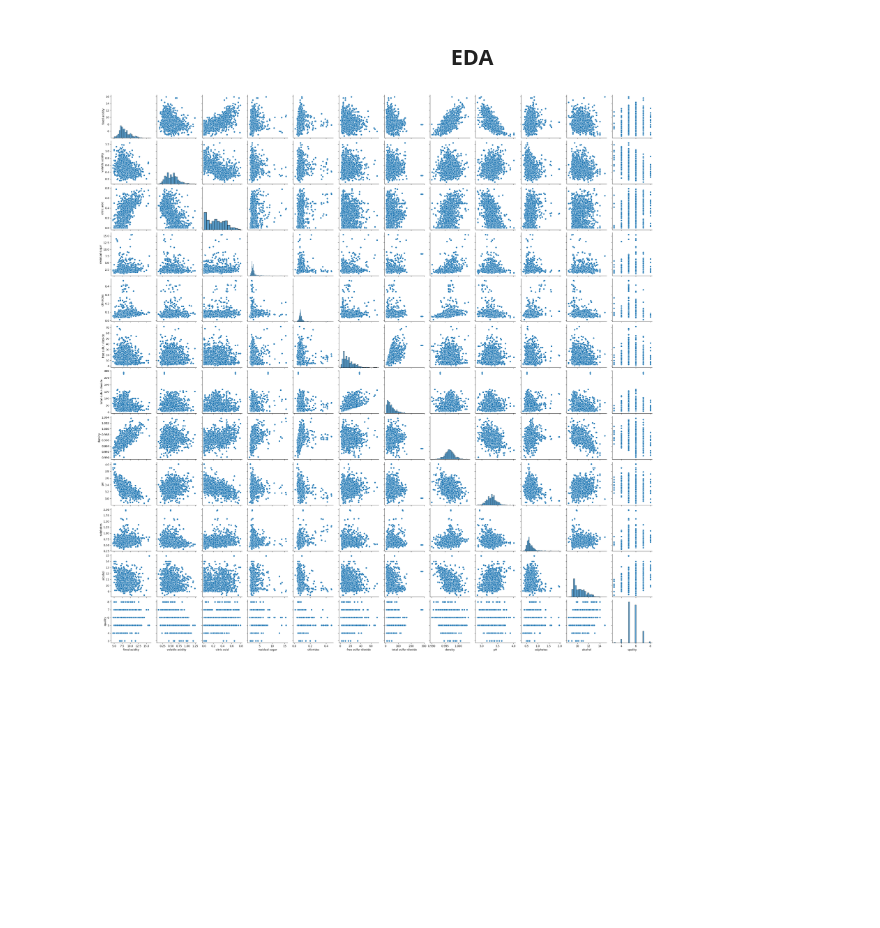
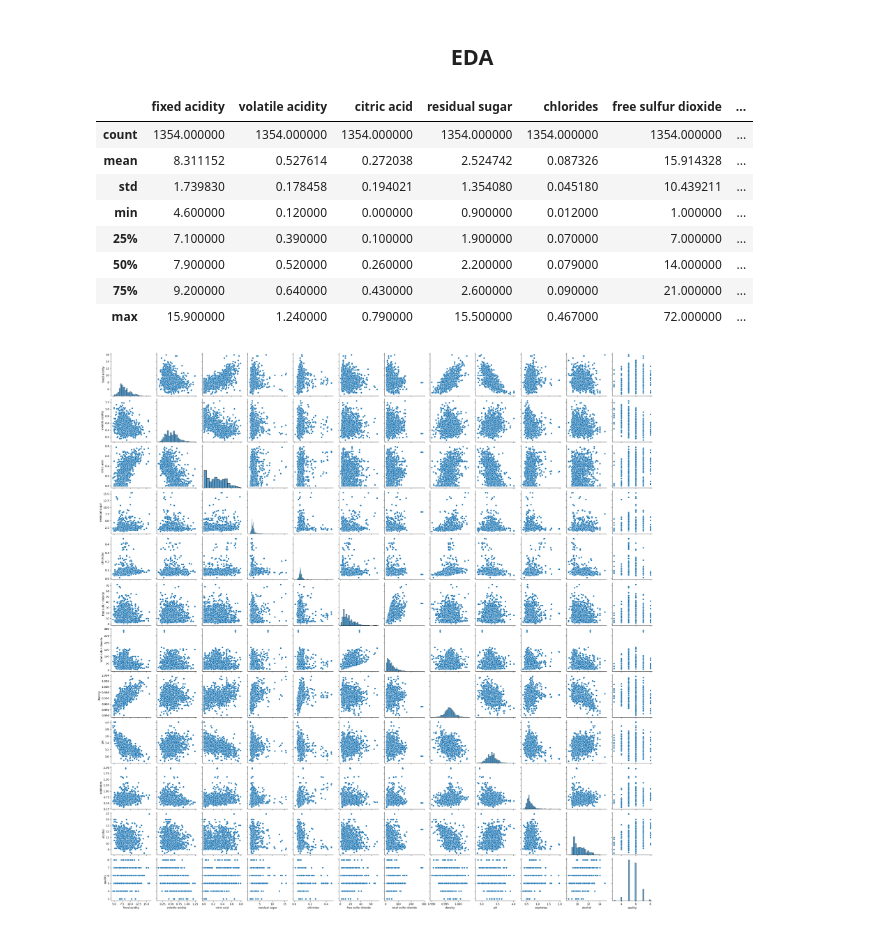
Before and after one commit to minde121/Wine-Quality-EDA-Regression, a Jupyter notebook: wine_analysis.ipynb, the cells around one changed output. Saved outputs shown, nothing was run; the diff lists cells and outputs as text; code cells hidden in the pictures; blank space fills up the shorter version.

```diff
--- a/wine_analysis.ipynb
+++ b/wine_analysis.ipynb
@@ -217,6 +217,18 @@ wine_data.drop(wine_data[wine_data.isin(non_regulatory.to_dict('list')).all(axis
 | 1299 | 7.6 | 1.58 | 0.00 | 2.1 | 0.137 | 5.0 | ... |
 # %% [markdown]
 ## <center> EDA <center>
+# %%
+wine_data.describe()
+# %% [output]
+|  | fixed acidity | volatile acidity | citric acid | residual sugar | chlorides | free sulfur dioxide | ... |
+| count | 1354.000000 | 1354.000000 | 1354.000000 | 1354.000000 | 1354.000000 | 1354.000000 | ... |
+| mean | 8.311152 | 0.527614 | 0.272038 | 2.524742 | 0.087326 | 15.914328 | ... |
+| std | 1.739830 | 0.178458 | 0.194021 | 1.354080 | 0.045180 | 10.439211 | ... |
+| min | 4.600000 | 0.120000 | 0.000000 | 0.900000 | 0.012000 | 1.000000 | ... |
+| 25% | 7.100000 | 0.390000 | 0.100000 | 1.900000 | 0.070000 | 7.000000 | ... |
+| 50% | 7.900000 | 0.520000 | 0.260000 | 2.200000 | 0.079000 | 14.000000 | ... |
+| 75% | 9.200000 | 0.640000 | 0.430000 | 2.600000 | 0.090000 | 21.000000 | ... |
+| max | 15.900000 | 1.240000 | 0.790000 | 15.500000 | 0.467000 | 72.000000 | ... |
 # %%
 sns.pairplot(wine_data)
 plt.show()
```
Also changed, not shown: parts of 7 cells of this notebook.
